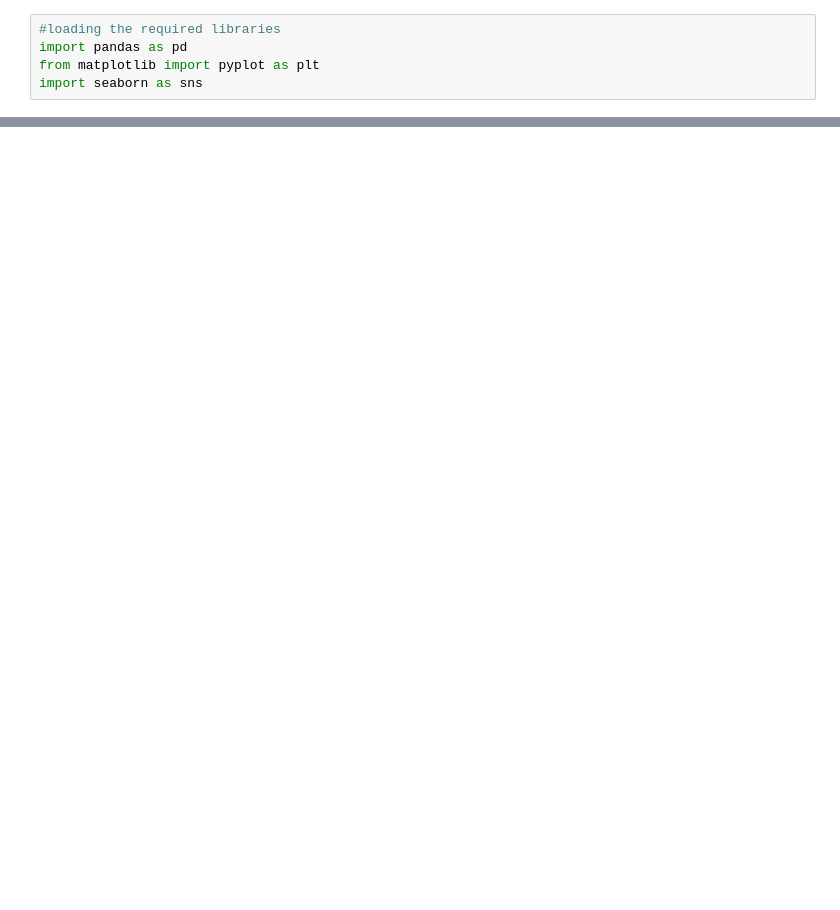
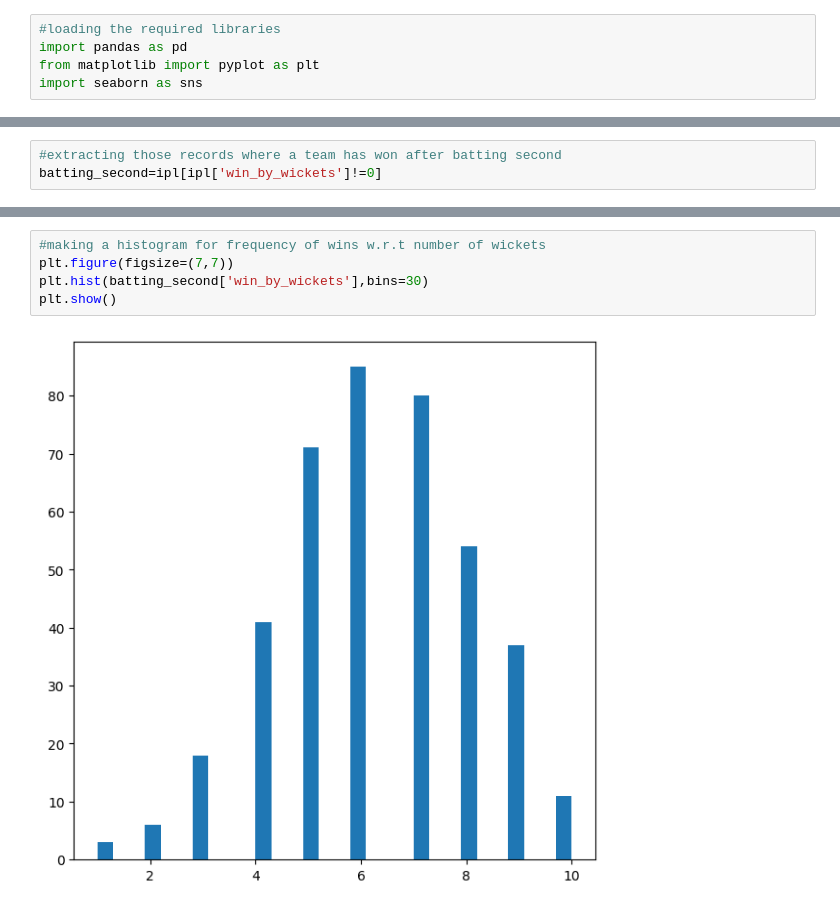
Before and after one commit to CoderMacha/EDA-on-ipl-data, a Jupyter notebook: ipl.ipynb, the cells around one changed output, grey strips where cells are left out. Cells and saved outputs as stored; diff of their text form; blank space fills up the shorter version.

```diff
--- a/ipl.ipynb
+++ b/ipl.ipynb
@@ -10,0 +186,3 @@ FileNotFoundError: [Errno 2] No such file or directory: 'required_data/matches(1
+# %%
+#extracting those records where a team has won after batting second
+batting_second=ipl[ipl['win_by_wickets']!=0]
@@ -10,0 +199,7 @@ FileNotFoundError: [Errno 2] No such file or directory: 'required_data/matches(1
+# %%
+#making a histogram for frequency of wins w.r.t number of wickets
+plt.figure(figsize=(7,7))
+plt.hist(batting_second['win_by_wickets'],bins=30)
+plt.show()
+# %% [output]
+[figure, added]
```
Also changed, not shown: parts of 23 cells of this notebook, 1 other file.
